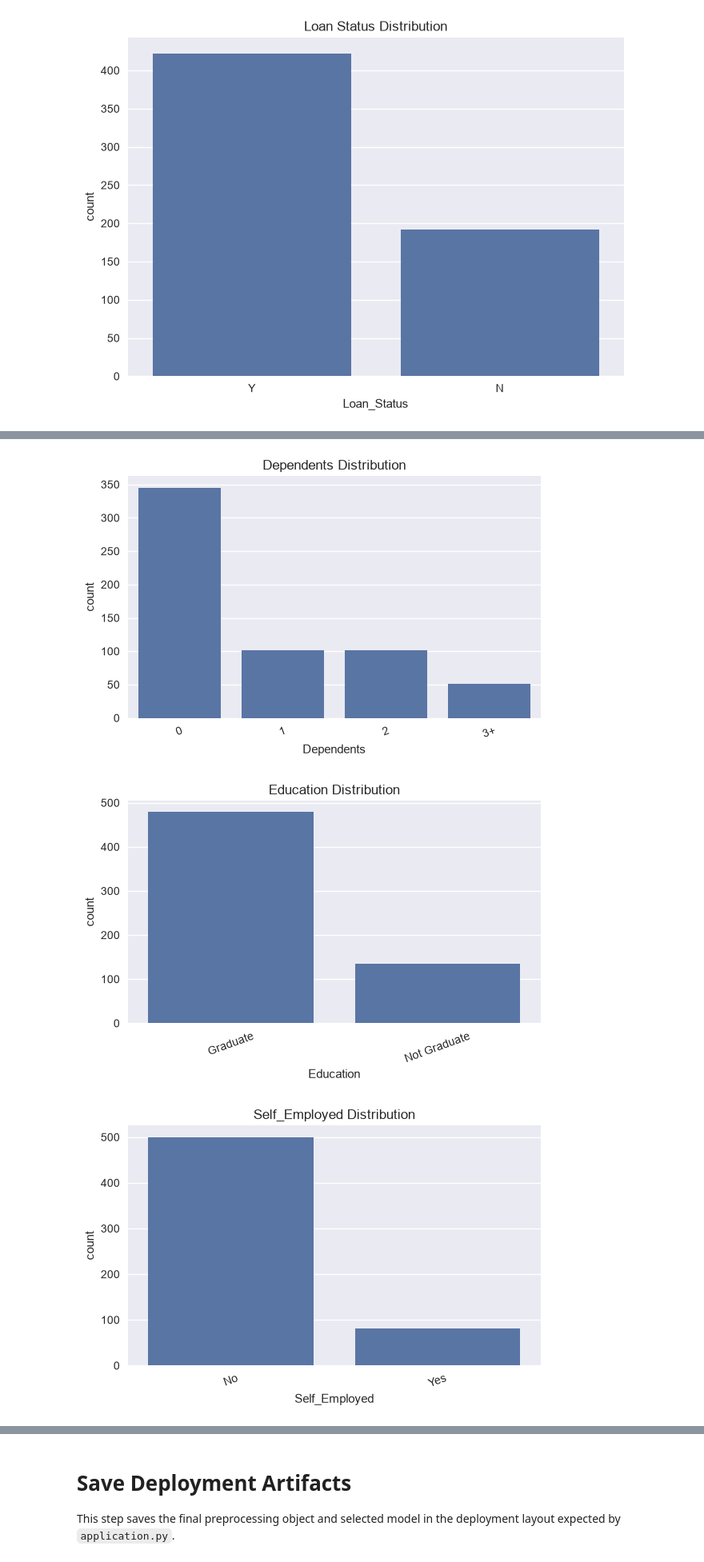
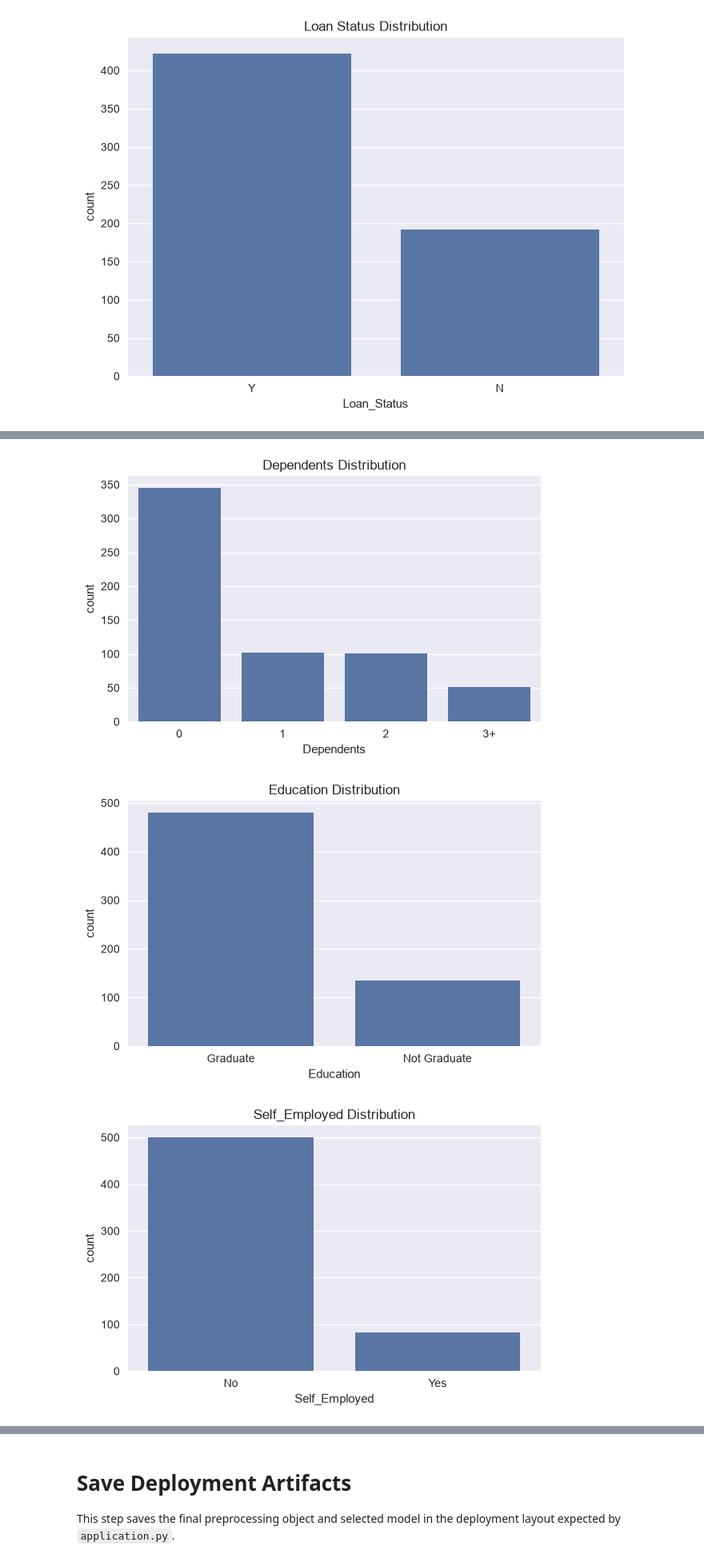
Before and after one commit to varundev10/loan-approval-predictor, a Jupyter notebook: Notebook/loan_approval_kaggle_analysis.ipynb, the cells around one changed output, grey strips where cells are left out. Shown at 80% size. Cells and saved outputs as stored; diff of their text form; code cells hidden in the pictures.

```diff
--- a/Notebook/loan_approval_kaggle_analysis.ipynb
+++ b/Notebook/loan_approval_kaggle_analysis.ipynb
@@ -75,12 +73,12 @@ plt.show()
 # %% [output]
 [figure]
 # %%
-categorical_cols = ["Gender", "Married", "Dependents", "Education", "Self_Employed", "Property_Area"]
+categorical_cols = ["Gender", "Married", "Dependents", "Education", "Self_Employed", "Property_Area","Loan_Status"]
 for col in categorical_cols:
     plt.figure(figsize=(6, 4))
     sns.countplot(x=col, data=df)
     plt.title(f"{col} Distribution")
-    plt.xticks(rotation=20)
+    plt.xticks()
     plt.tight_layout()
     plt.show()
 # %% [output]
@@ -89,3 +87,3 @@ for col in categorical_cols:
-[figure, old version]
+[figure, new version]
-[figure, old version]
+[figure, new version]
-[figure, old version]
+[figure, new version]
```
Also changed, not shown: parts of 16 cells of this notebook, 2 other files.
